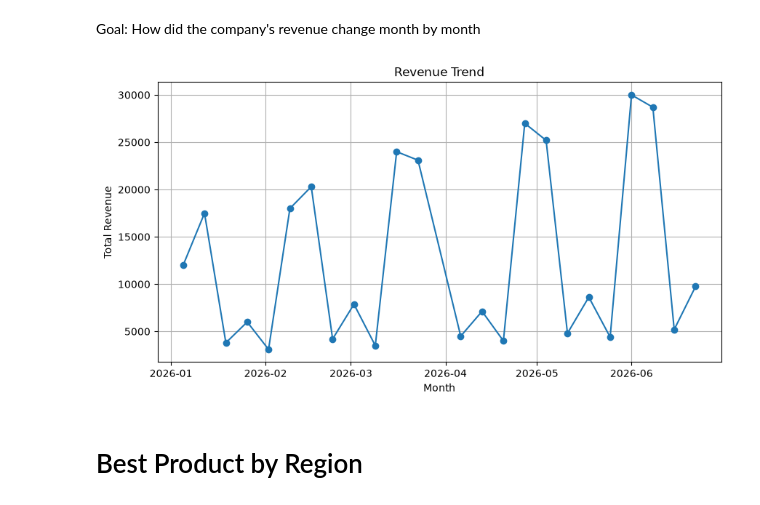
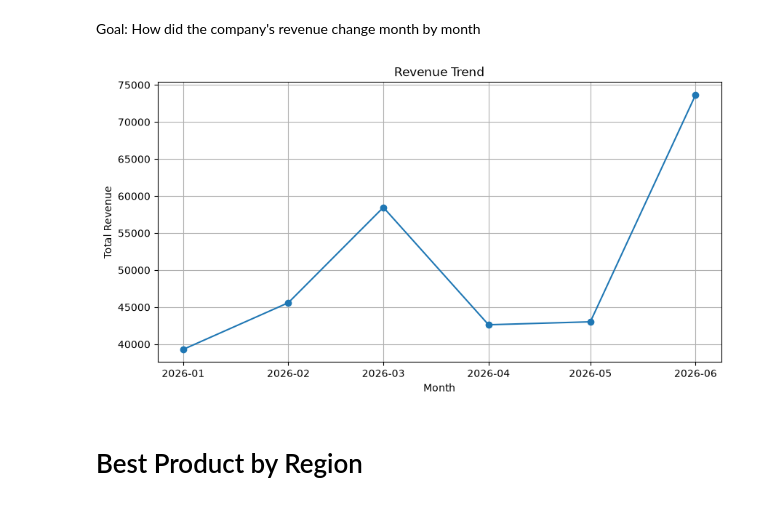
Before and after one commit to Abdurrahman-byte/Matplotlib_project, a Jupyter notebook: grand-final-1.ipynb, the cells around one changed output. Saved outputs shown, nothing was run; the diff lists cells and outputs as text; code cells hidden in the pictures.

```diff
--- a/grand-final-1.ipynb
+++ b/grand-final-1.ipynb
@@ -43,18 +43,18 @@ memory usage: 1.8 KB
 # %% [markdown]
 Goal: How did the company's revenue change month by month
 # %%
-monthtly_revenue = (df.groupby(df["Date"])["Revenue_USD"].sum())
+monthtly_revenue = (df.groupby(df["Date"].dt.to_period("M"))["Revenue_USD"].sum())
 
 plt.figure(figsize=(10, 5))
-plt.plot(monthtly_revenue.index,
+plt.plot(monthtly_revenue.index.to_timestamp(),
          monthtly_revenue.values,
           marker="o")
 plt.xlabel("Month")
 plt.ylabel("Total Revenue")
 plt.title("Revenue Trend")
 plt.grid()
 # %% [output]
-[figure, old version]
+[figure, new version]
 # %% [markdown]
 # Best Product by Region
 # %% [markdown]
```
Also changed, not shown: parts of 2 cells of this notebook, 1 other file.
